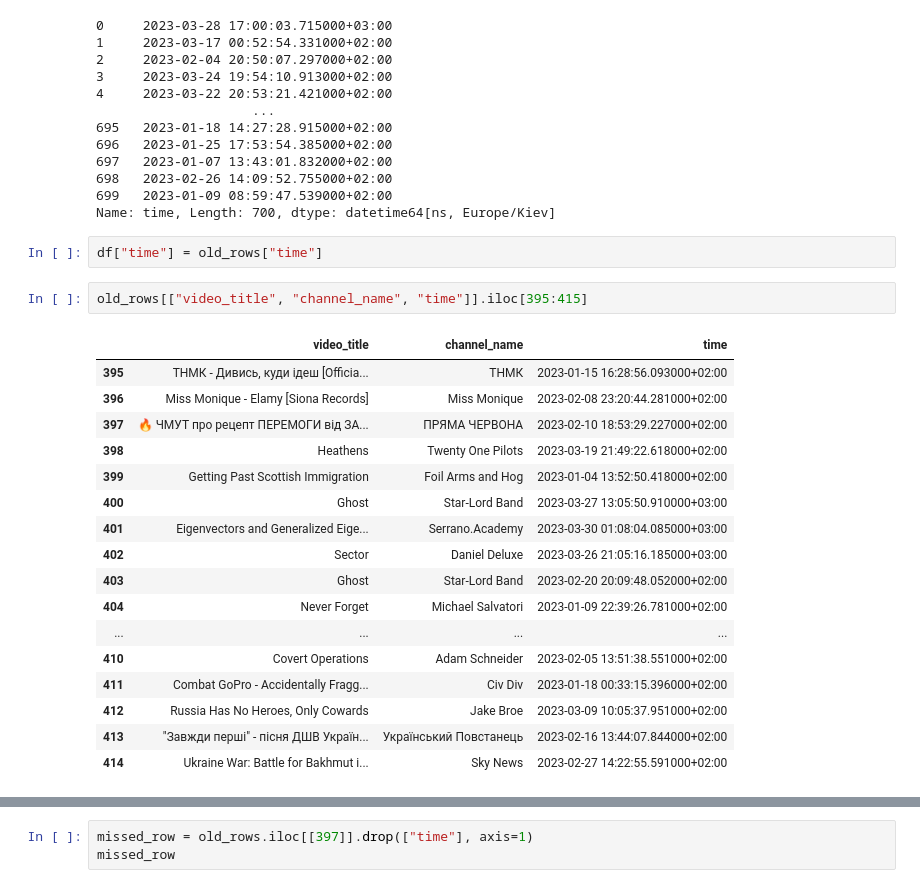
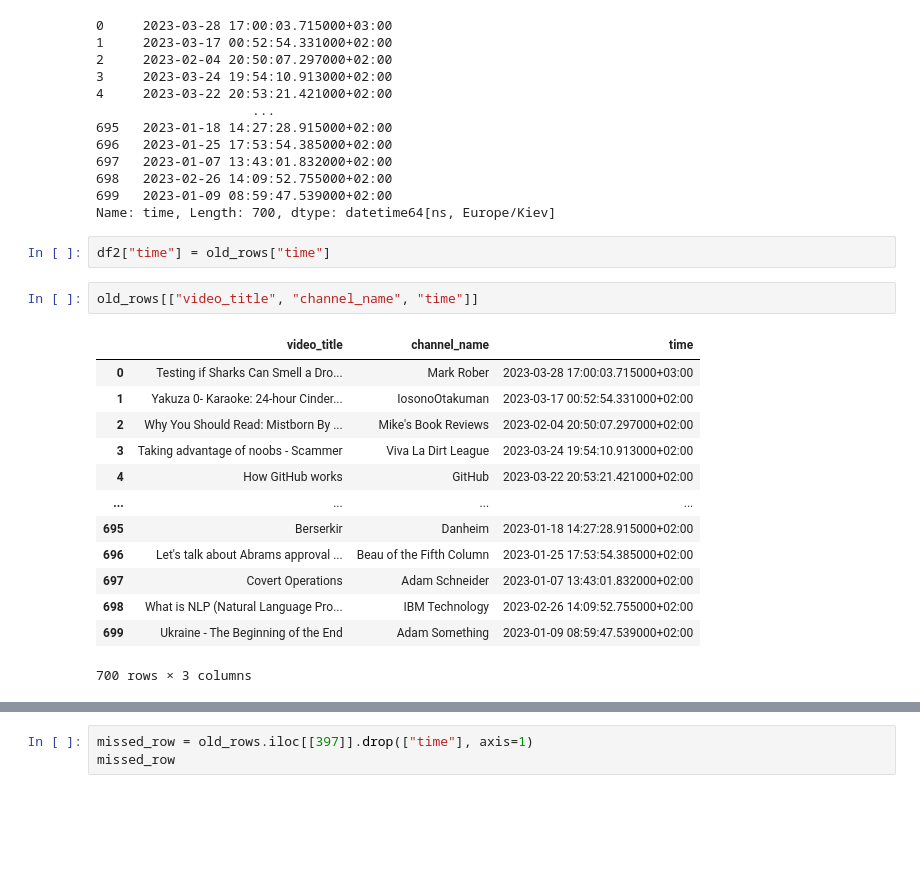
Before and after one commit to SanAntonik/yt_activity_analysis, a Jupyter notebook: classify.ipynb, the cells around one changed output, grey strips where cells are left out. Cells and saved outputs as stored; diff of their text form; blank space fills up the shorter version.

Commit message:
Return time col

```diff
--- a/classify.ipynb
+++ b/classify.ipynb
@@ -681,24 +681,20 @@ old_rows["time"]
 699   2023-01-09 08:59:47.539000+02:00
 Name: time, Length: 700, dtype: datetime64[ns, Europe/Kiev]
 # %%
-df["time"] = old_rows["time"]
+df2["time"] = old_rows["time"]
 # %%
-old_rows[["video_title", "channel_name", "time"]].iloc[395:415]
+old_rows[["video_title", "channel_name", "time"]]
 # %% [output]
 |  | video_title | channel_name | time |
-| 395 | ТНМК - Дивись, куди ідеш [Officia... | ТНМК | 2023-01-15 16:28:56.093000+02:00 |
-| 396 | Miss Monique - Elamy [Siona Records] | Miss Monique | 2023-02-08 23:20:44.281000+02:00 |
-| 397 | 🔥 ЧМУТ про рецепт ПЕРЕМОГИ від ЗА... | ПРЯМА ЧЕРВОНА | 2023-02-10 18:53:29.227000+02:00 |
-| 398 | Heathens | Twenty One Pilots | 2023-03-19 21:49:22.618000+02:00 |
-| 399 | Getting Past Scottish Immigration | Foil Arms and Hog | 2023-01-04 13:52:50.418000+02:00 |
-| 400 | Ghost | Star-Lord Band | 2023-03-27 13:05:50.910000+03:00 |
-| 401 | Eigenvectors and Generalized Eige... | Serrano.Academy | 2023-03-30 01:08:04.085000+03:00 |
-| 402 | Sector | Daniel Deluxe | 2023-03-26 21:05:16.185000+03:00 |
-| 403 | Ghost | Star-Lord Band | 2023-02-20 20:09:48.052000+02:00 |
-| 404 | Never Forget | Michael Salvatori | 2023-01-09 22:39:26.781000+02:00 |
+| 0 | Testing if Sharks Can Smell a Dro... | Mark Rober | 2023-03-28 17:00:03.715000+03:00 |
+| 1 | Yakuza 0- Karaoke: 24-hour Cinder... | IosonoOtakuman | 2023-03-17 00:52:54.331000+02:00 |
+| 2 | Why You Should Read: Mistborn By ... | Mike's Book Reviews | 2023-02-04 20:50:07.297000+02:00 |
+| 3 | Taking advantage of noobs - Scammer | Viva La Dirt League | 2023-03-24 19:54:10.913000+02:00 |
+| 4 | How GitHub works | GitHub | 2023-03-22 20:53:21.421000+02:00 |
 | ... | ... | ... | ... |
-| 410 | Covert Operations | Adam Schneider | 2023-02-05 13:51:38.551000+02:00 |
-| 411 | Combat GoPro - Accidentally Fragg... | Civ Div | 2023-01-18 00:33:15.396000+02:00 |
-| 412 | Russia Has No Heroes, Only Cowards | Jake Broe | 2023-03-09 10:05:37.951000+02:00 |
-| 413 | "Завжди перші" - пісня ДШВ Україн... | Український Повстанець | 2023-02-16 13:44:07.844000+02:00 |
-| 414 | Ukraine War: Battle for Bakhmut i... | Sky News | 2023-02-27 14:22:55.591000+02:00 |
+| 695 | Berserkir | Danheim | 2023-01-18 14:27:28.915000+02:00 |
+| 696 | Let's talk about Abrams approval ... | Beau of the Fifth Column | 2023-01-25 17:53:54.385000+02:00 |
+| 697 | Covert Operations | Adam Schneider | 2023-01-07 13:43:01.832000+02:00 |
+| 698 | What is NLP (Natural Language Pro... | IBM Technology | 2023-02-26 14:09:52.755000+02:00 |
+| 699 | Ukraine - The Beginning of the End | Adam Something | 2023-01-09 08:59:47.539000+02:00 |
+700 rows × 3 columns
```
Also changed, not shown: parts of 3 cells of this notebook.
